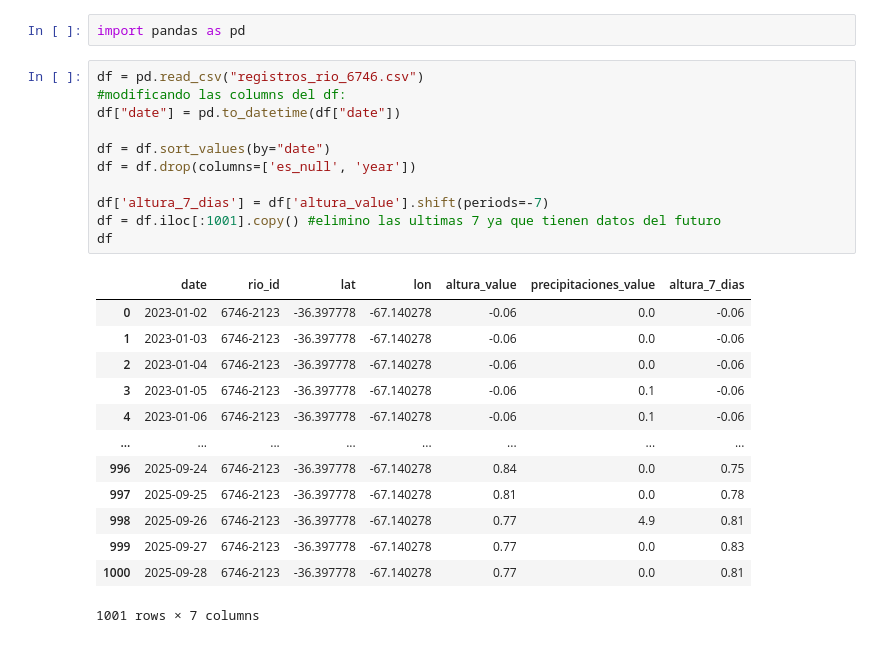
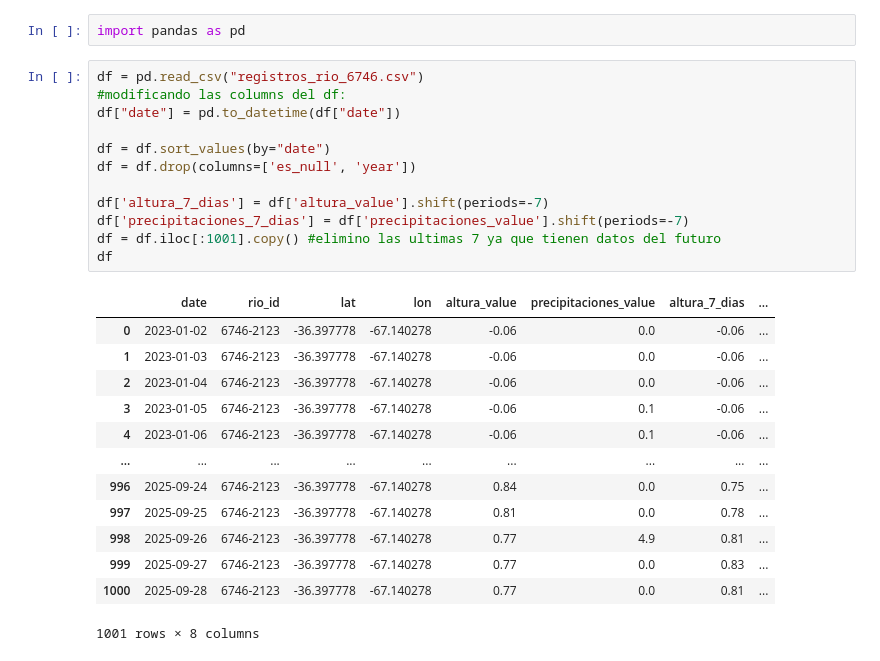
Before and after one commit to NicoBatti/sirena_batti_pruebas, a Jupyter notebook: index.ipynb, the cells around one changed output. Saved outputs shown, nothing was run; the diff lists cells and outputs as text.

```diff
--- a/index.ipynb
+++ b/index.ipynb
@@ -3,25 +3,26 @@ import pandas as pd
 # %%
 df = pd.read_csv("registros_rio_6746.csv")
 #modificando las columns del df:
 df["date"] = pd.to_datetime(df["date"])
 
 df = df.sort_values(by="date")
 df = df.drop(columns=['es_null', 'year'])
 
 df['altura_7_dias'] = df['altura_value'].shift(periods=-7)
+df['precipitaciones_7_dias'] = df['precipitaciones_value'].shift(periods=-7)
 df = df.iloc[:1001].copy() #elimino las ultimas 7 ya que tienen datos del futuro
 df
 # %% [output]
-|  | date | rio_id | lat | lon | altura_value | precipitaciones_value | altura_7_dias |
-| 0 | 2023-01-02 | 6746-2123 | -36.397778 | -67.140278 | -0.06 | 0.0 | -0.06 |
-| 1 | 2023-01-03 | 6746-2123 | -36.397778 | -67.140278 | -0.06 | 0.0 | -0.06 |
-| 2 | 2023-01-04 | 6746-2123 | -36.397778 | -67.140278 | -0.06 | 0.0 | -0.06 |
-| 3 | 2023-01-05 | 6746-2123 | -36.397778 | -67.140278 | -0.06 | 0.1 | -0.06 |
-| 4 | 2023-01-06 | 6746-2123 | -36.397778 | -67.140278 | -0.06 | 0.1 | -0.06 |
-| ... | ... | ... | ... | ... | ... | ... | ... |
-| 996 | 2025-09-24 | 6746-2123 | -36.397778 | -67.140278 | 0.84 | 0.0 | 0.75 |
-| 997 | 2025-09-25 | 6746-2123 | -36.397778 | -67.140278 | 0.81 | 0.0 | 0.78 |
-| 998 | 2025-09-26 | 6746-2123 | -36.397778 | -67.140278 | 0.77 | 4.9 | 0.81 |
-| 999 | 2025-09-27 | 6746-2123 | -36.397778 | -67.140278 | 0.77 | 0.0 | 0.83 |
-| 1000 | 2025-09-28 | 6746-2123 | -36.397778 | -67.140278 | 0.77 | 0.0 | 0.81 |
+|  | date | rio_id | lat | lon | altura_value | precipitaciones_value | altura_7_dias | ... |
+| 0 | 2023-01-02 | 6746-2123 | -36.397778 | -67.140278 | -0.06 | 0.0 | -0.06 | ... |
+| 1 | 2023-01-03 | 6746-2123 | -36.397778 | -67.140278 | -0.06 | 0.0 | -0.06 | ... |
+| 2 | 2023-01-04 | 6746-2123 | -36.397778 | -67.140278 | -0.06 | 0.0 | -0.06 | ... |
+| 3 | 2023-01-05 | 6746-2123 | -36.397778 | -67.140278 | -0.06 | 0.1 | -0.06 | ... |
+| 4 | 2023-01-06 | 6746-2123 | -36.397778 | -67.140278 | -0.06 | 0.1 | -0.06 | ... |
+| ... | ... | ... | ... | ... | ... | ... | ... | ... |
+| 996 | 2025-09-24 | 6746-2123 | -36.397778 | -67.140278 | 0.84 | 0.0 | 0.75 | ... |
+| 997 | 2025-09-25 | 6746-2123 | -36.397778 | -67.140278 | 0.81 | 0.0 | 0.78 | ... |
+| 998 | 2025-09-26 | 6746-2123 | -36.397778 | -67.140278 | 0.77 | 4.9 | 0.81 | ... |
+| 999 | 2025-09-27 | 6746-2123 | -36.397778 | -67.140278 | 0.77 | 0.0 | 0.83 | ... |
+| 1000 | 2025-09-28 | 6746-2123 | -36.397778 | -67.140278 | 0.77 | 0.0 | 0.81 | ... |
-1001 rows × 7 columns
+1001 rows × 8 columns
```
Also changed, not shown: parts of 11 cells of this notebook.
